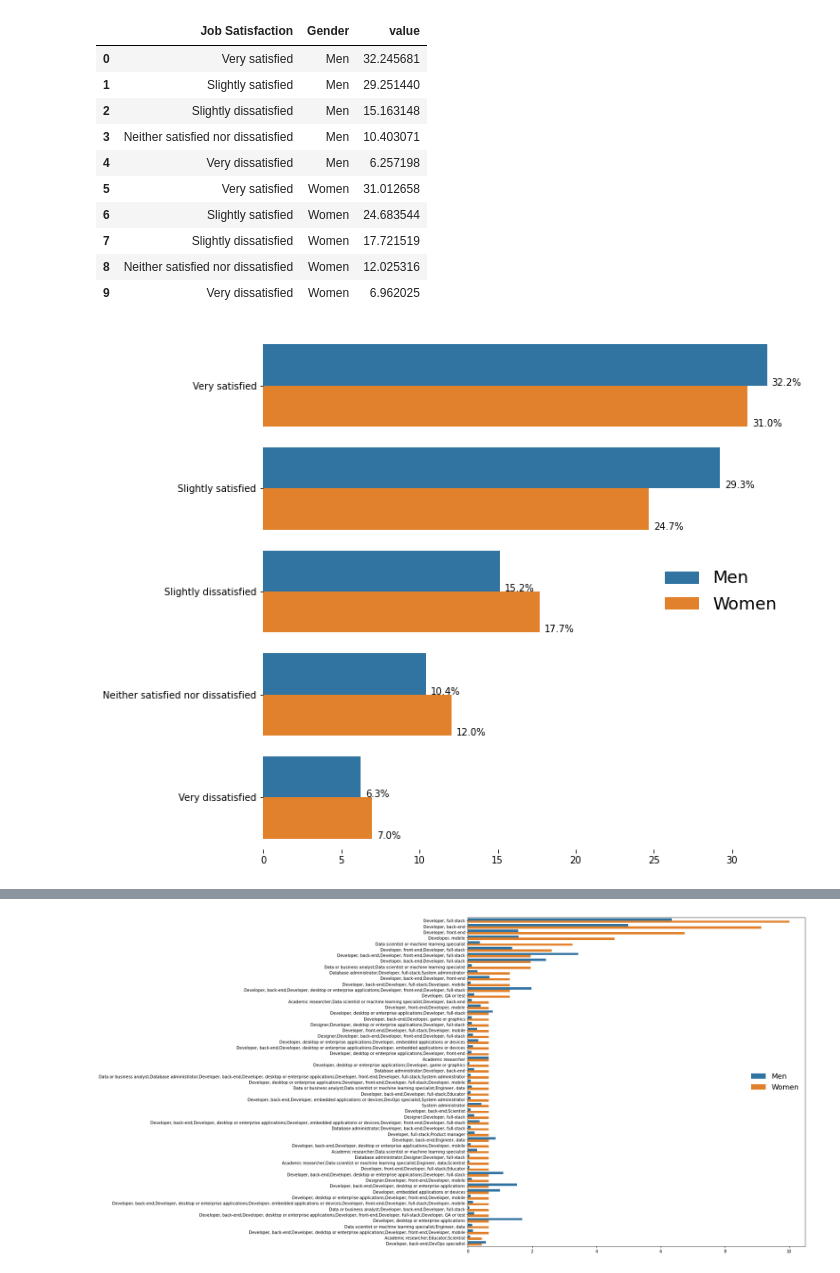
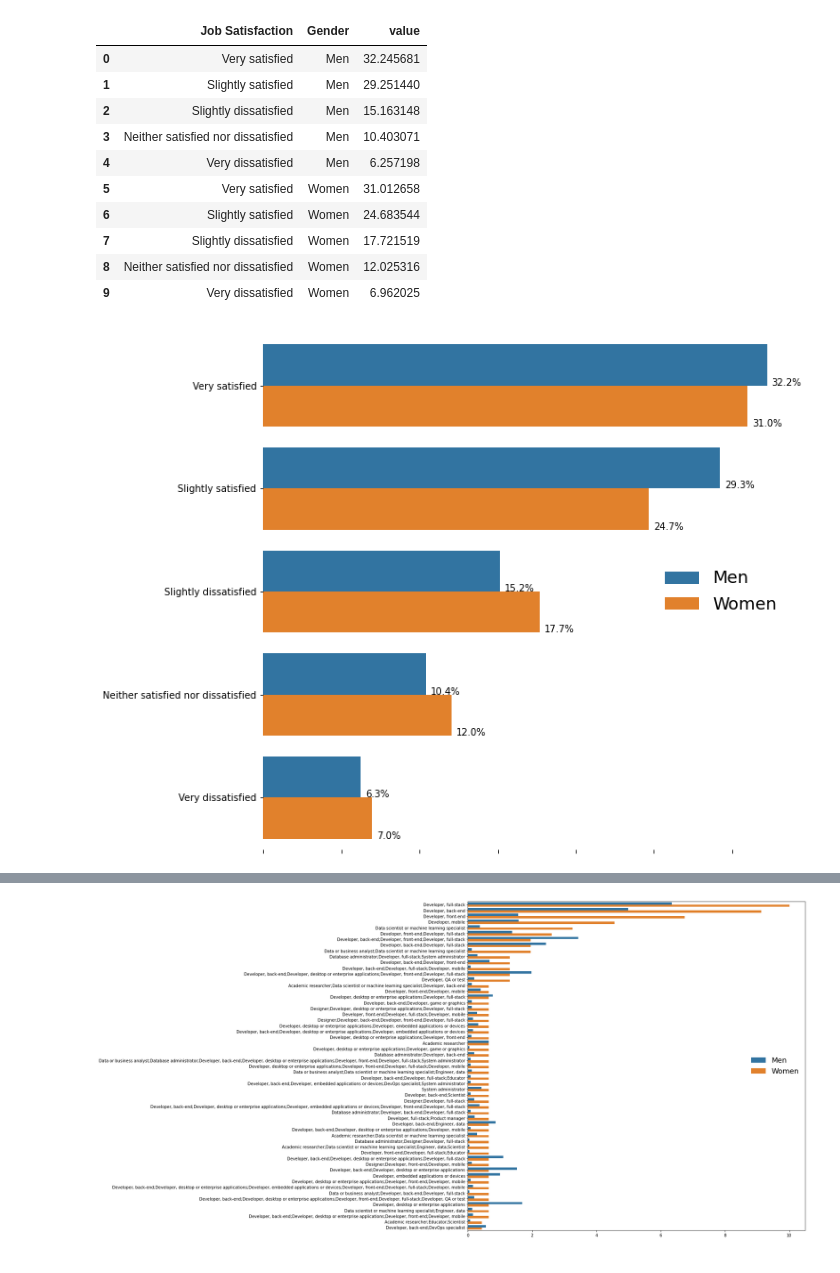
Before and after one commit to iris-theof/developers_survey, a Jupyter notebook: developers_insights.ipynb, the cells around one changed output, grey strips where cells are left out. Cells and saved outputs as stored; diff of their text form; code cells hidden in the pictures.

Commit message:
feat: Add plot function to avoid repeating code

```diff
--- a/developers_insights.ipynb
+++ b/developers_insights.ipynb
@@ -165,19 +164,25 @@ def show_values_on_bars(axs, h_v="v", space=0.3):
     else:
         _show_on_single_plot(axs)
 # %%
-fig = plt.figure(figsize=(10,10))
-ax = fig.add_subplot()
+def plot(y_input, df):
+    '''
+    INPUT
+    y_input - input of y axis
+    df - pandas dataframe
+    '''
+    fig = plt.figure(figsize=(10,10))
+    ax = fig.add_subplot()
 
-sns.set_color_codes("pastel")
-sns_t = sns.barplot(x="value", y="Field of study", hue="Gender", data=study_df_new)
+    sns.set_color_codes("pastel")
+    sns_t = sns.barplot(x="value", y=y_input, hue="Gender", data=df)
 
-plt.ylabel("")
+    plt.ylabel("")
 
-ax.legend(loc='center right', frameon=False, prop={'size':18})
+    ax.legend(loc='center right', frameon=False, prop={'size':18})
 
-show_values_on_bars(sns_t, "h", 0.3)
-sns.despine(left=True, bottom=True, right=True)
-sns_t.set(xlabel=None)
-sns_t.set(xticklabels=[])
+    show_values_on_bars(sns_t, "h", 0.3)
+    sns.despine(left=True, bottom=True, right=True)
+    sns_t.set(xlabel=None)
+    sns_t.set(xticklabels=[])
 
-plt.show()
+    plt.show()
@@ -275,24 +271,10 @@ satisf_df.head(10)
 | 7 | Slightly dissatisfied | Women | 17.721519 |
 | 8 | Neither satisfied nor dissatisfied | Women | 12.025316 |
 | 9 | Very dissatisfied | Women | 6.962025 |
-# %%
-fig = plt.figure(figsize=(10,10))
-ax = fig.add_subplot()
-
-sns.set_color_codes("pastel")
-sns_t = sns.barplot(x="value", y="Job Satisfaction", hue="Gender", data=satisf_df)
-
-plt.xlabel("")
-plt.ylabel("")
-
-ax.legend(loc='center right', frameon=False, prop={'size':18})
-
-show_values_on_bars(sns_t, "h", 0.3)
-sns.despine(left=True, bottom=True, right=True)
-
-plt.show()
-# %% [output]
-[figure, removed]
+# %%
+plot("Job Satisfaction", satisf_df)
+# %% [output]
+[figure, added]
 # %%
 df_fac =df_new['JobFactors'].str.split(';')
 df_fac_long = df_new.assign(method=df_fac).explode('method')
```
Also changed, not shown: parts of 8 cells of this notebook.
